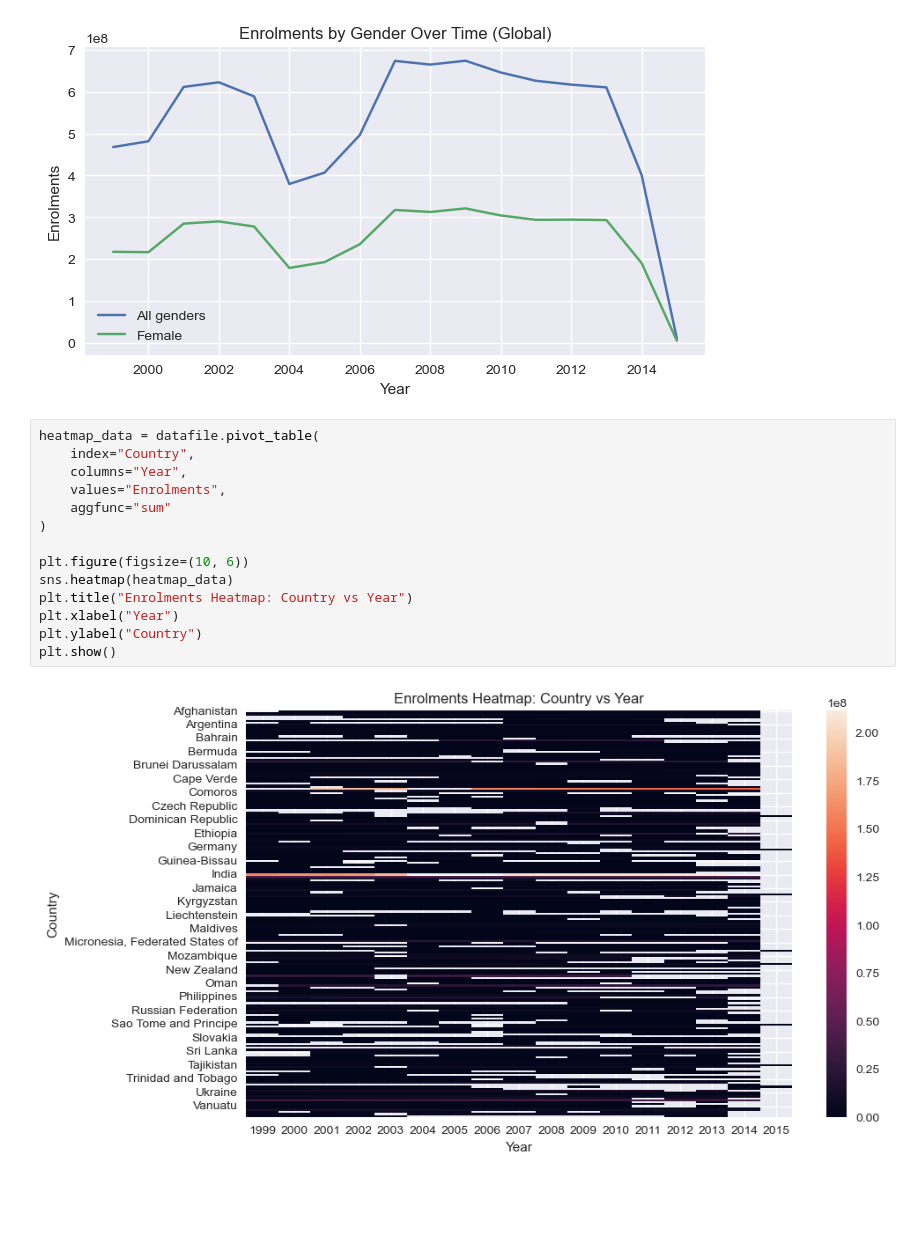
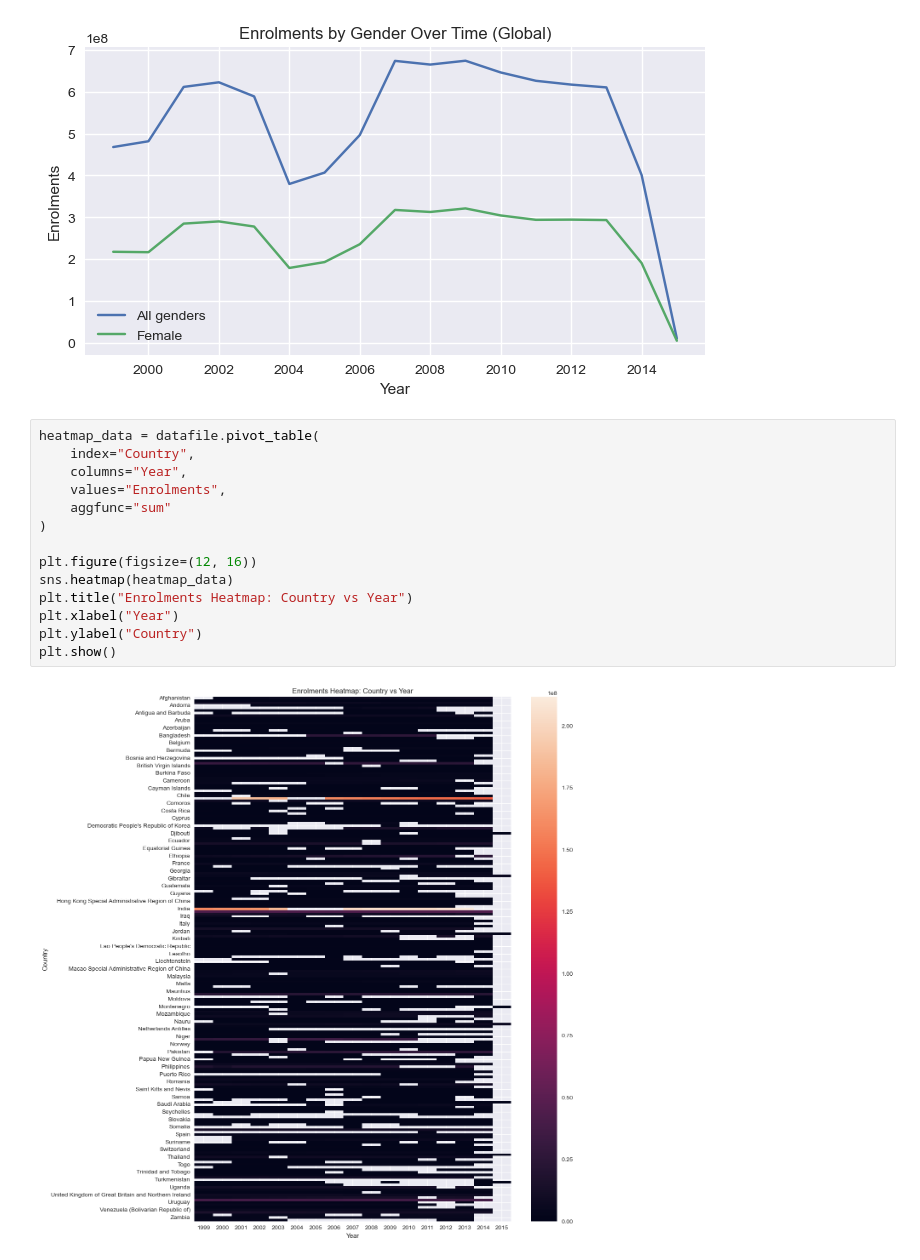
Before and after one commit to umarmohdcr7-spec/life-expectancy-education, a Jupyter notebook: notebooks/primary.ipynb, the cells around one changed output. Saved outputs shown, nothing was run; the diff lists cells and outputs as text; blank space fills up the shorter version.

Commit message:
changes in heatmap

```diff
--- a/notebooks/primary.ipynb
+++ b/notebooks/primary.ipynb
@@ -183,16 +183,16 @@ plt.show()
 # %%
 heatmap_data = datafile.pivot_table(
     index="Country",
     columns="Year",
     values="Enrolments",
     aggfunc="sum"
 )
 
-plt.figure(figsize=(10, 6))
+plt.figure(figsize=(12, 16))
 sns.heatmap(heatmap_data)
 plt.title("Enrolments Heatmap: Country vs Year")
 plt.xlabel("Year")
 plt.ylabel("Country")
 plt.show()
 # %% [output]
-[figure, old version]
+[figure, new version]
```
Also changed, not shown: 1 other file.
